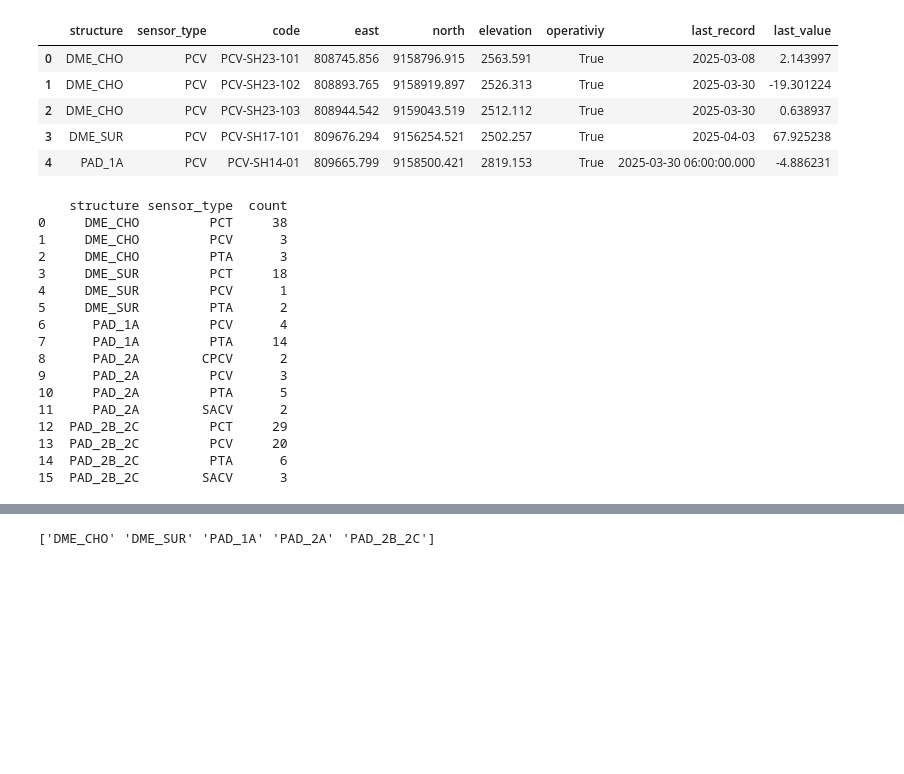
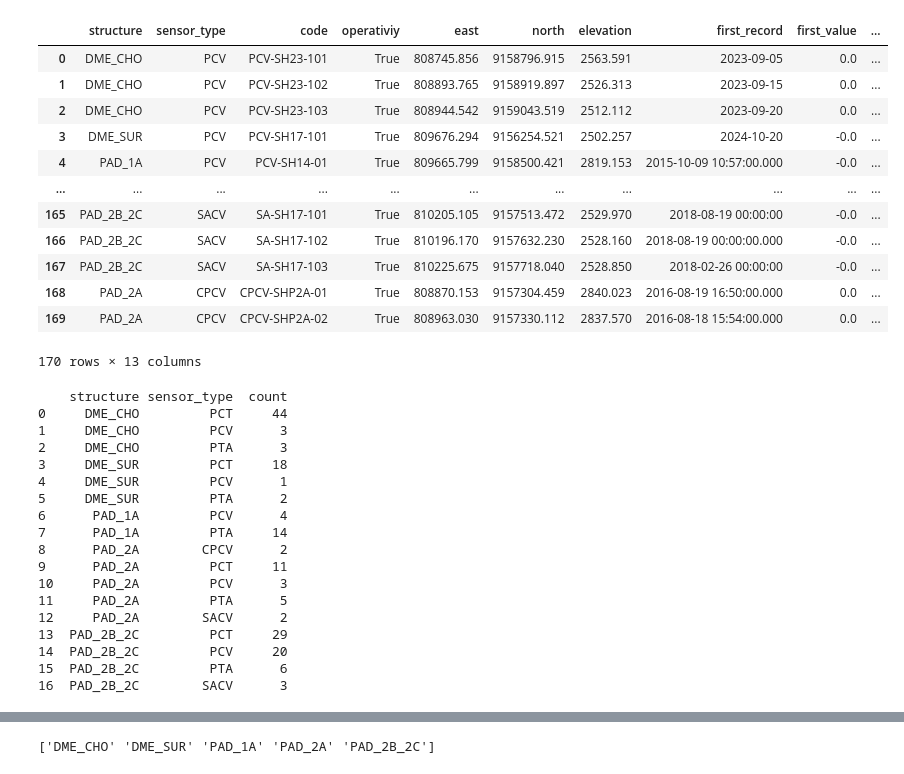
Before and after one commit to joelefrain/geo_sentry, a Jupyter notebook: notebooks/operativity.ipynb, the cells around one changed output, grey strips where cells are left out. Drawn from its saved outputs; the diff is of its cells as text; code cells hidden in the pictures; blank space fills up the shorter version.

```diff
--- a/notebooks/operativity.ipynb
+++ b/notebooks/operativity.ipynb
@@ -7,19 +7,26 @@ import numpy as np
 import matplotlib.colors as mcolors
 from sklearn.mixture import GaussianMixture
 # %%
-df = pd.read_csv(r"C:\Users\Joel Efraín\Desktop\_workspace\geo_sentry\var\sample_client\sample_project\processed_data\operativity.csv", sep=";")
-df = df.dropna()
+df = pd.read_csv(r"C:\Users\joel.alarcon\Desktop\geo_sentry\geo_sentry\var\sample_client\sample_project\processed_data\operativity.csv", sep=";")
+# df = df.dropna()
 df['east'] = df['east'].astype(float).values
 df['north'] = df['north'].astype(float).values
 # %%
-df.head()
+df.head(n=200)
 # %% [output]
-|  | structure | sensor_type | code | east | north | elevation | operativiy | last_record | last_value |
-| 0 | DME_CHO | PCV | PCV-SH23-101 | 808745.856 | 9158796.915 | 2563.591 | True | 2025-03-08 | 2.143997 |
-| 1 | DME_CHO | PCV | PCV-SH23-102 | 808893.765 | 9158919.897 | 2526.313 | True | 2025-03-30 | -19.301224 |
-| 2 | DME_CHO | PCV | PCV-SH23-103 | 808944.542 | 9159043.519 | 2512.112 | True | 2025-03-30 | 0.638937 |
-| 3 | DME_SUR | PCV | PCV-SH17-101 | 809676.294 | 9156254.521 | 2502.257 | True | 2025-04-03 | 67.925238 |
-| 4 | PAD_1A | PCV | PCV-SH14-01 | 809665.799 | 9158500.421 | 2819.153 | True | 2025-03-30 06:00:00.000 | -4.886231 |
+|  | structure | sensor_type | code | operativiy | east | north | elevation | first_record | first_value | ... |
+| 0 | DME_CHO | PCV | PCV-SH23-101 | True | 808745.856 | 9158796.915 | 2563.591 | 2023-09-05 | 0.0 | ... |
+| 1 | DME_CHO | PCV | PCV-SH23-102 | True | 808893.765 | 9158919.897 | 2526.313 | 2023-09-15 | 0.0 | ... |
+| 2 | DME_CHO | PCV | PCV-SH23-103 | True | 808944.542 | 9159043.519 | 2512.112 | 2023-09-20 | 0.0 | ... |
+| 3 | DME_SUR | PCV | PCV-SH17-101 | True | 809676.294 | 9156254.521 | 2502.257 | 2024-10-20 | -0.0 | ... |
+| 4 | PAD_1A | PCV | PCV-SH14-01 | True | 809665.799 | 9158500.421 | 2819.153 | 2015-10-09 10:57:00.000 | -0.0 | ... |
+| ... | ... | ... | ... | ... | ... | ... | ... | ... | ... | ... |
+| 165 | PAD_2B_2C | SACV | SA-SH17-101 | True | 810205.105 | 9157513.472 | 2529.970 | 2018-08-19 00:00:00 | -0.0 | ... |
+| 166 | PAD_2B_2C | SACV | SA-SH17-102 | True | 810196.170 | 9157632.230 | 2528.160 | 2018-08-19 00:00:00.000 | -0.0 | ... |
+| 167 | PAD_2B_2C | SACV | SA-SH17-103 | True | 810225.675 | 9157718.040 | 2528.850 | 2018-02-26 00:00:00 | -0.0 | ... |
+| 168 | PAD_2A | CPCV | CPCV-SHP2A-01 | True | 808870.153 | 9157304.459 | 2840.023 | 2016-08-19 16:50:00.000 | 0.0 | ... |
+| 169 | PAD_2A | CPCV | CPCV-SHP2A-02 | True | 808963.030 | 9157330.112 | 2837.570 | 2016-08-18 15:54:00.000 | 0.0 | ... |
+170 rows × 13 columns
 # %%
 # Agrupar por 'structure' y 'sensor_type' y contar las ocurrencias
 distribution = df.groupby(['structure', 'sensor_type']).size().reset_index(name='count')
@@ -27,7 +34,7 @@ distribution = df.groupby(['structure', 'sensor_type']).size().reset_index(name=
 print(distribution)
 # %% [output]
     structure sensor_type  count
-0     DME_CHO         PCT     38
+0     DME_CHO         PCT     44
 1     DME_CHO         PCV      3
 2     DME_CHO         PTA      3
 3     DME_SUR         PCT     18
@@ -36,10 +43,11 @@ print(distribution)
 6      PAD_1A         PCV      4
 7      PAD_1A         PTA     14
 8      PAD_2A        CPCV      2
-9      PAD_2A         PCV      3
-10     PAD_2A         PTA      5
-11     PAD_2A        SACV      2
-12  PAD_2B_2C         PCT     29
-13  PAD_2B_2C         PCV     20
-14  PAD_2B_2C         PTA      6
-15  PAD_2B_2C        SACV      3
+9      PAD_2A         PCT     11
+10     PAD_2A         PCV      3
+11     PAD_2A         PTA      5
+12     PAD_2A        SACV      2
+13  PAD_2B_2C         PCT     29
+14  PAD_2B_2C         PCV     20
+15  PAD_2B_2C         PTA      6
+16  PAD_2B_2C        SACV      3
```
Also changed, not shown: parts of 6 cells of this notebook, 11 other files.
